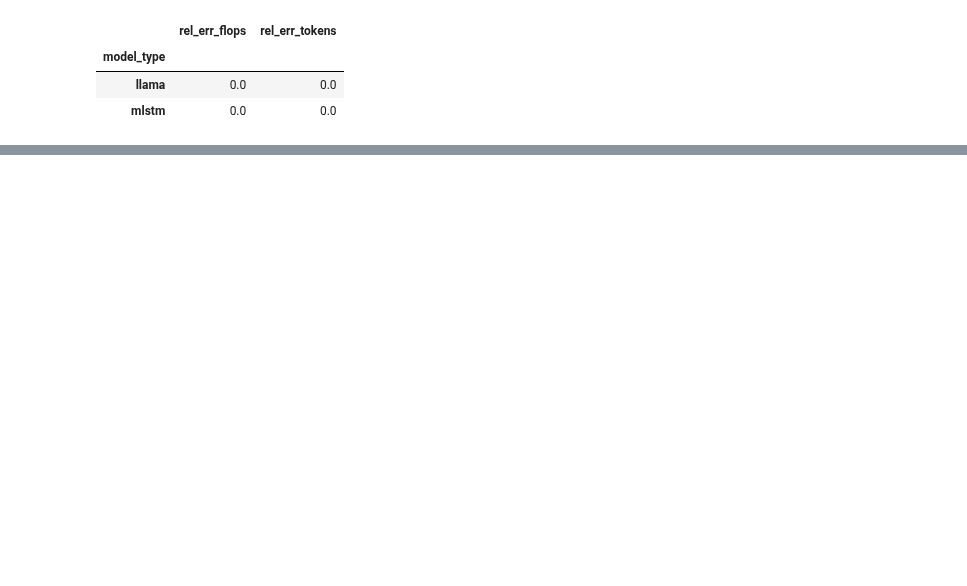
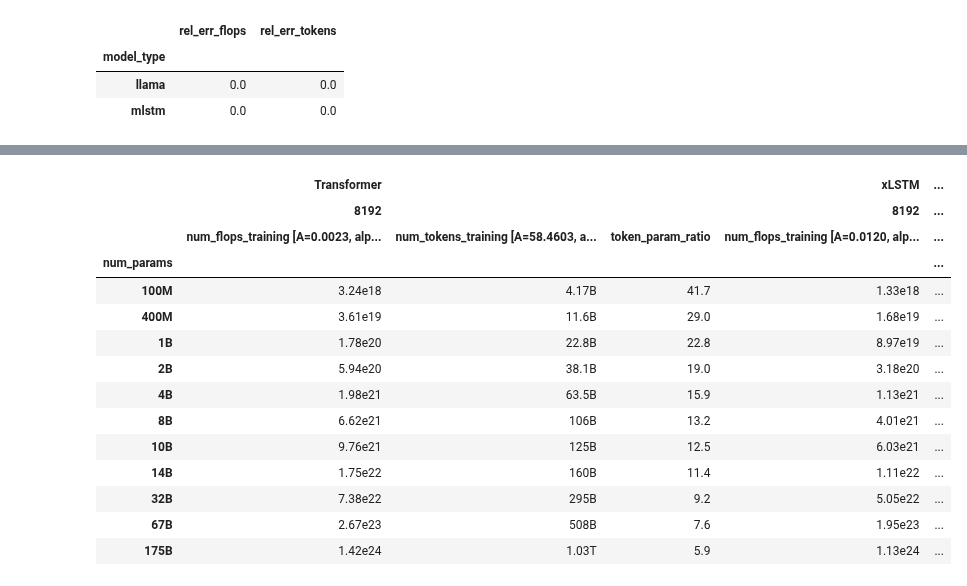
Before and after one commit to NX-AI/xlstm_scaling_laws, a Jupyter notebook: notebooks/optimal_flop_param_token_tables.ipynb, the cells around one changed output, grey strips where cells are left out. Saved outputs shown, nothing was run; the diff lists cells and outputs as text; code cells hidden in the pictures; blank space fills up the shorter version.

```diff
--- a/notebooks/optimal_flop_param_token_tables.ipynb
+++ b/notebooks/optimal_flop_param_token_tables.ipynb
@@ -1229,3 +431,14 @@ formatted_with_fit_params_v2_llama
 | 32B | 7.62e22 | 346B | 7.11e22 | 284B | ... |
 | 67B | 2.9e23 | 609B | 2.56e23 | 487B | ... |
 | 175B | 1.64e24 | 1.27T | 1.35e24 | 982B | ... |
+# %%
+# isoflop power-law plot
+isoflop_powerlaw_estimate_df = pd.concat(
+    [
+        formatted_with_fit_params_v2_llama["get_isoflop_powerlaw_plot"],
+        formatted_with_fit_params_v2_mlstm["get_isoflop_powerlaw_plot"],
+    ],
+    axis=1,
+    keys=["Transformer", "xLSTM"],
+)
+isoflop_powerlaw_estimate_df
@@ -1231,0 +461,22 @@ formatted_with_fit_params_v2_llama
+# %%
+# isoflop power-law plot (to our Figures 4 and 9)
+format_token_param_ratio_for_display(
+    add_token_param_ratio_plot_type(isoflop_powerlaw_estimate_df),
+    decimals=1,
+)
+# %% [output]
+|  | Transformer |  |  | xLSTM | ... |
+|  | 8192 |  |  | 8192 | ... |
+|  | num_flops_training [A=0.0023, alp... | num_tokens_training [A=58.4603, a... | token_param_ratio | num_flops_training [A=0.0120, alp... | ... |
+| num_params |  |  |  |  | ... |
+| 100M | 3.24e18 | 4.17B | 41.7 | 1.33e18 | ... |
+| 400M | 3.61e19 | 11.6B | 29.0 | 1.68e19 | ... |
+| 1B | 1.78e20 | 22.8B | 22.8 | 8.97e19 | ... |
+| 2B | 5.94e20 | 38.1B | 19.0 | 3.18e20 | ... |
+| 4B | 1.98e21 | 63.5B | 15.9 | 1.13e21 | ... |
+| 8B | 6.62e21 | 106B | 13.2 | 4.01e21 | ... |
+| 10B | 9.76e21 | 125B | 12.5 | 6.03e21 | ... |
+| 14B | 1.75e22 | 160B | 11.4 | 1.11e22 | ... |
+| 32B | 7.38e22 | 295B | 9.2 | 5.05e22 | ... |
+| 67B | 2.67e23 | 508B | 7.6 | 1.95e23 | ... |
+| 175B | 1.42e24 | 1.03T | 5.9 | 1.13e24 | ... |
```
Also changed, not shown: parts of 17 cells of this notebook, 1 other file.
